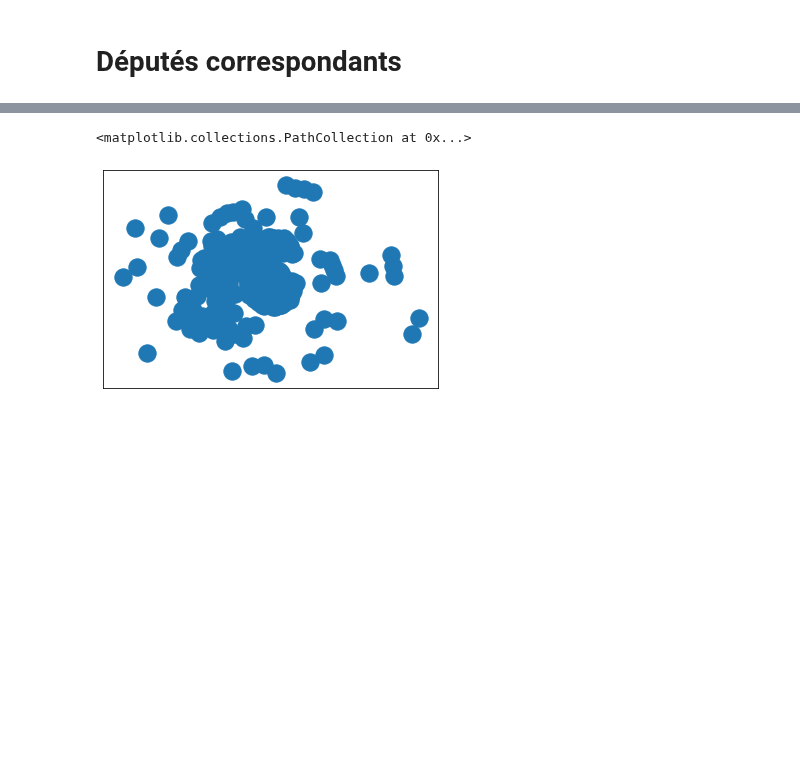
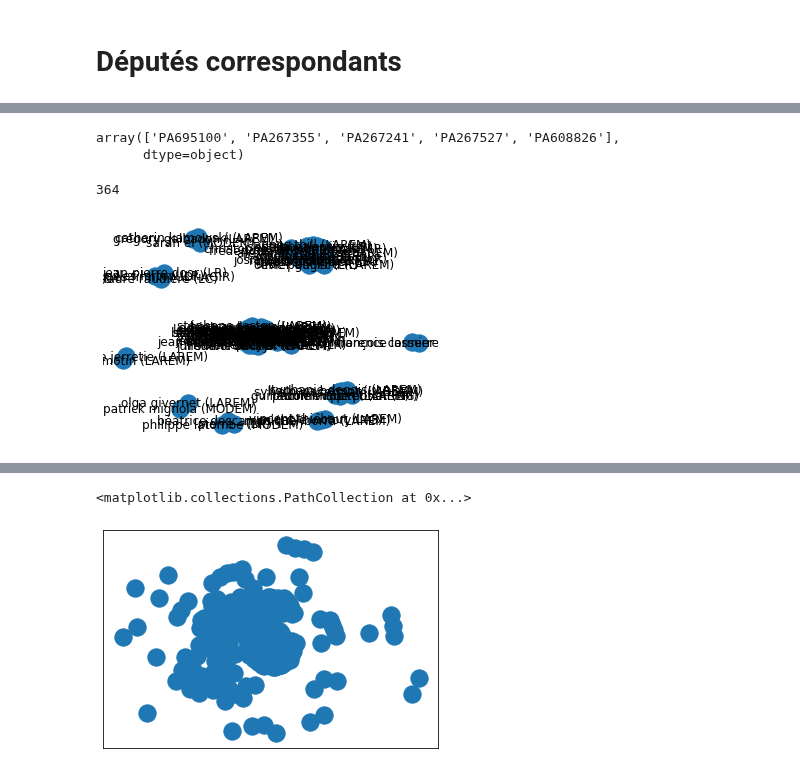
Before and after one commit to AchilleBaucher/confiance_diffusion, a Jupyter notebook: jupyter/ClustDeputes.ipynb, the cells around one changed output, grey strips where cells are left out. Cells and saved outputs as stored; diff of their text form; code cells hidden in the pictures; blank space fills up the shorter version.

```diff
--- a/jupyter/ClustDeputes.ipynb
+++ b/jupyter/ClustDeputes.ipynb
@@ -26,2 +45,58 @@ for idc in list(dc.keys())[:LIMIT_NB_CLUSTERS] :
+# %%
+# Construire la liste d'adjacence : {auteur_1 : {auteur_2 : score_total,},}
+list_adj_total = dict()
+for l1 in list_adj_local :
+    list_adj_total[l1] = dict()
+    for l2 in list_adj_local[l1] :
+        list_adj_total[l1][l2] = score_total(list_adj_local[l1][l2])
+# %%
+ref_nom = dfhi['ref_auteur'].unique()
+ref_nom[:5]
+# mat_adj = pd.DataFrame(columns = liste_auteurs, index = liste_auteurs).fillna(0)
+# %% [output]
+array(['PA695100', 'PA267355', 'PA267241', 'PA267527', 'PA608826'],
+      dtype=object)
+# %%
+G = nx.Graph()
+for l1 in list_adj_total :
+    for l2 in list_adj_total[l1] :
+        G.add_edge(l1, l2, weight = list_adj_total[l1][l2])
 # %%
 from networkx.drawing.nx_pydot import write_dot
+# %%
+b = 'PA695100'
+# len(list(G.neighbors(b)))
+G.degree(weight='weight')[b]
+# %% [output]
+364
+# %%
+lala = dfhi.groupby('ref_auteur').first()
+# Comment afficher le nom des auteurs
+def afficher(ref_auteur):
+    return "{} ({})".format(lala.loc[ref_auteur,'nom_auteur'], lala.loc[ref_auteur,'groupe_auteur'])
+# %%
+seuil_min = 1
+seuil_div = 0.05
+def sum_weight(a):
+#     return G.degree(weight='weight')[a]
+    return G.degree[a]
+
+G2 = nx.Graph()
+def conditions_g2(a,b,w):
+#     if w['weight'] < seuil_min :
+#         return False
+    if w['weight']/sum_weight(a) < seuil_div :
+        return False
+    if w['weight']/sum_weight(b) < seuil_div :
+        return False
+    return True
+
+for a1,a2,w in G.edges(data=True):
+    if conditions_g2(a1,a2,w) :
+        G2.add_edge(afficher(a1), afficher(a2))
+
+plt.plot(figsize = (20,10))
+nx.draw(G2,with_labels=True)
+write_dot(G2, 'mieux.dot')
+# %% [output]
+[figure, added]
```
Also changed, not shown: parts of 9 cells of this notebook, 33 other files.
